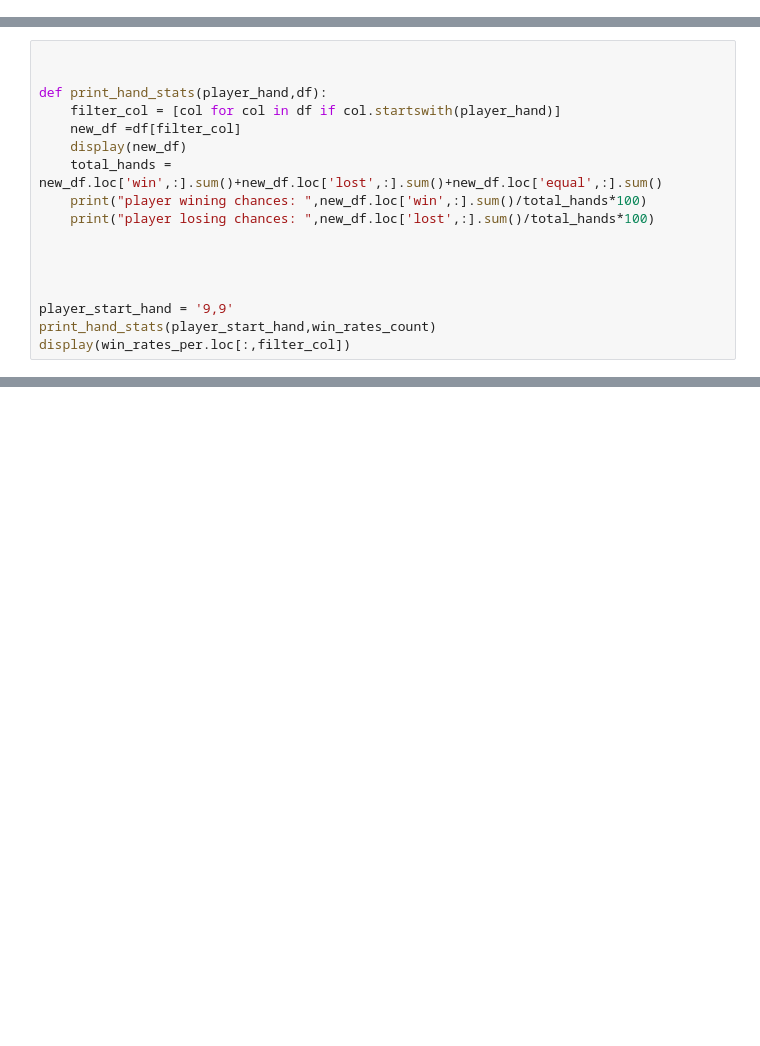
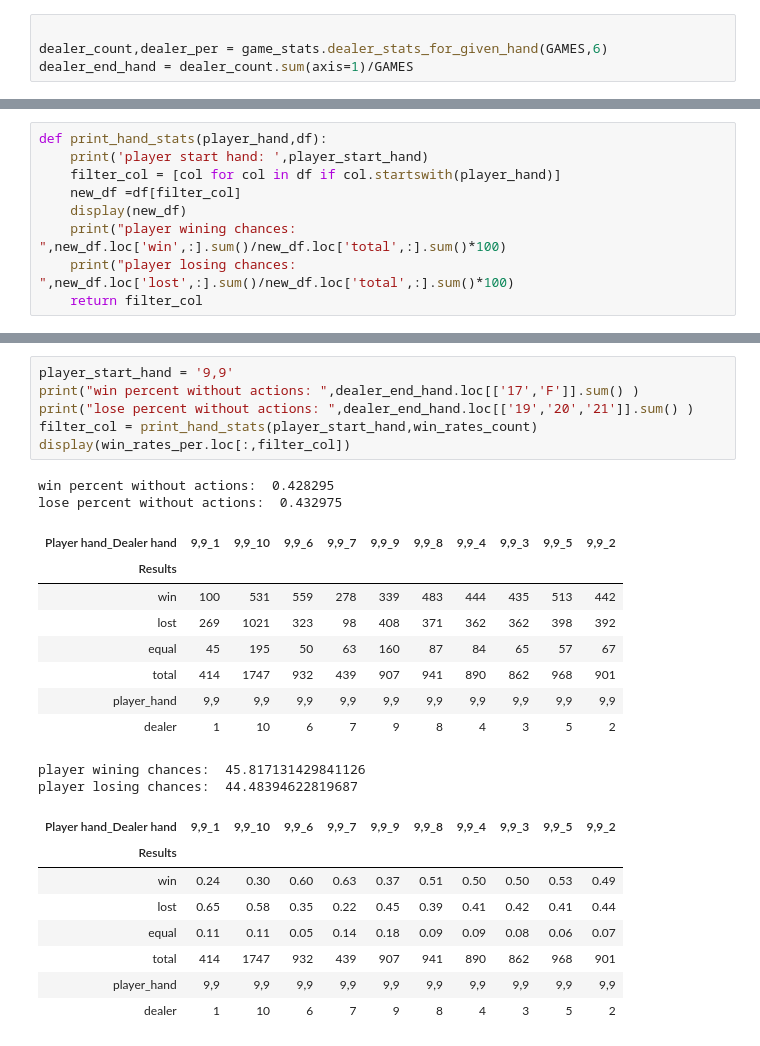
Before and after one commit to maorn/bjsim, a Jupyter notebook: BlackJackSim.ipynb, the cells around one changed output, grey strips where cells are left out. Drawn from its saved outputs; the diff is of its cells as text; blank space fills up the shorter version.

```diff
--- a/BlackJackSim.ipynb
+++ b/BlackJackSim.ipynb
@@ -25,0 +13,4 @@ Dealer end hand given the starting hands in percents
+# %%
+
+dealer_count,dealer_per = game_stats.dealer_stats_for_given_hand(GAMES,6)
+dealer_end_hand = dealer_count.sum(axis=1)/GAMES
@@ -54,17 +85,9 @@ win_rates_count,win_rates_per = game_stats.player_win_rates_for_start_hands(1000
 # %%
-
-
 def print_hand_stats(player_hand,df):
+    print('player start hand: ',player_start_hand)
     filter_col = [col for col in df if col.startswith(player_hand)]
     new_df =df[filter_col]
     display(new_df)
-    total_hands = new_df.loc['win',:].sum()+new_df.loc['lost',:].sum()+new_df.loc['equal',:].sum()
-    print("player wining chances: ",new_df.loc['win',:].sum()/total_hands*100)
-    print("player losing chances: ",new_df.loc['lost',:].sum()/total_hands*100)
-
-
-
-
-player_start_hand = '9,9'
-print_hand_stats(player_start_hand,win_rates_count)
-display(win_rates_per.loc[:,filter_col])
+    print("player wining chances: ",new_df.loc['win',:].sum()/new_df.loc['total',:].sum()*100)
+    print("player losing chances: ",new_df.loc['lost',:].sum()/new_df.loc['total',:].sum()*100)
+    return filter_col
@@ -86,2 +94,29 @@ player losing chances:  42.030848329048844
+# %%
+player_start_hand = '9,9'
+print("win percent without actions: ",dealer_end_hand.loc[['17','F']].sum() )
+print("lose percent without actions: ",dealer_end_hand.loc[['19','20','21']].sum() )
+filter_col = print_hand_stats(player_start_hand,win_rates_count)
+display(win_rates_per.loc[:,filter_col])
+# %% [output]
+win percent without actions:  0.428295
+lose percent without actions:  0.432975
+| Player hand_Dealer hand | 9,9_1 | 9,9_10 | 9,9_6 | 9,9_7 | 9,9_9 | 9,9_8 | 9,9_4 | 9,9_3 | 9,9_5 | 9,9_2 |
+| Results |  |  |  |  |  |  |  |  |  |  |
+| win | 100 | 531 | 559 | 278 | 339 | 483 | 444 | 435 | 513 | 442 |
+| lost | 269 | 1021 | 323 | 98 | 408 | 371 | 362 | 362 | 398 | 392 |
+| equal | 45 | 195 | 50 | 63 | 160 | 87 | 84 | 65 | 57 | 67 |
+| total | 414 | 1747 | 932 | 439 | 907 | 941 | 890 | 862 | 968 | 901 |
+| player_hand | 9,9 | 9,9 | 9,9 | 9,9 | 9,9 | 9,9 | 9,9 | 9,9 | 9,9 | 9,9 |
+| dealer | 1 | 10 | 6 | 7 | 9 | 8 | 4 | 3 | 5 | 2 |
+player wining chances:  45.817131429841126
+player losing chances:  44.48394622819687
+| Player hand_Dealer hand | 9,9_1 | 9,9_10 | 9,9_6 | 9,9_7 | 9,9_9 | 9,9_8 | 9,9_4 | 9,9_3 | 9,9_5 | 9,9_2 |
+| Results |  |  |  |  |  |  |  |  |  |  |
+| win | 0.24 | 0.30 | 0.60 | 0.63 | 0.37 | 0.51 | 0.50 | 0.50 | 0.53 | 0.49 |
+| lost | 0.65 | 0.58 | 0.35 | 0.22 | 0.45 | 0.39 | 0.41 | 0.42 | 0.41 | 0.44 |
+| equal | 0.11 | 0.11 | 0.05 | 0.14 | 0.18 | 0.09 | 0.09 | 0.08 | 0.06 | 0.07 |
+| total | 414 | 1747 | 932 | 439 | 907 | 941 | 890 | 862 | 968 | 901 |
+| player_hand | 9,9 | 9,9 | 9,9 | 9,9 | 9,9 | 9,9 | 9,9 | 9,9 | 9,9 | 9,9 |
+| dealer | 1 | 10 | 6 | 7 | 9 | 8 | 4 | 3 | 5 | 2 |
 # %%
 hand_99 = player_count['9,9']
```
Also changed, not shown: parts of 13 cells of this notebook, 2 other files.
